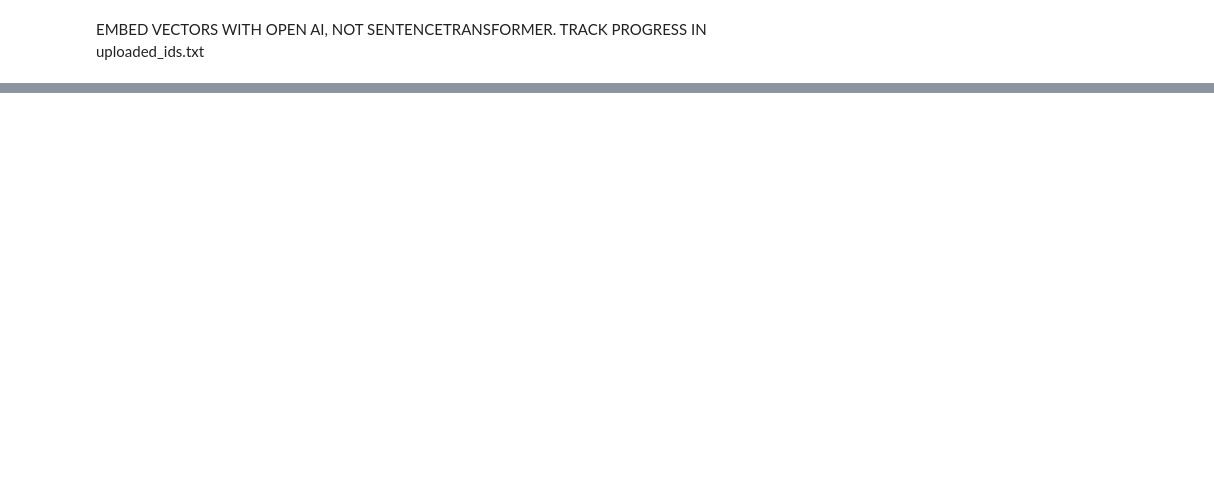
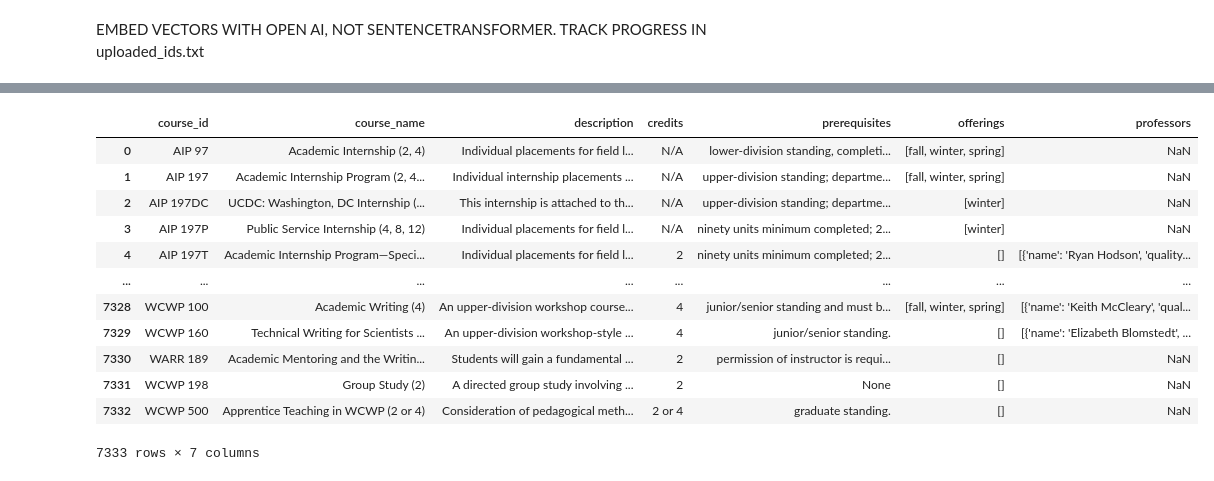
Before and after one commit to VAC-Startup/AIVac, a Jupyter notebook: mern/client/src/data_collection/embed_vectors_openai.ipynb, the cells around one changed output, grey strips where cells are left out. Cells and saved outputs as stored; diff of their text form; code cells hidden in the pictures; blank space fills up the shorter version.

```diff
--- a/mern/client/src/data_collection/embed_vectors_openai.ipynb
+++ b/mern/client/src/data_collection/embed_vectors_openai.ipynb
@@ -172,0 +201,16 @@ insert_courses_into_pinecone(df)
+# %%
+df
+# %% [output]
+|  | course_id | course_name | description | credits | prerequisites | offerings | professors |
+| 0 | AIP 97 | Academic Internship (2, 4) | Individual placements for field l... | N/A | lower-division standing, completi... | [fall, winter, spring] | NaN |
+| 1 | AIP 197 | Academic Internship Program (2, 4... | Individual internship placements ... | N/A | upper-division standing; departme... | [fall, winter, spring] | NaN |
+| 2 | AIP 197DC | UCDC: Washington, DC Internship (... | This internship is attached to th... | N/A | upper-division standing; departme... | [winter] | NaN |
+| 3 | AIP 197P | Public Service Internship (4, 8, 12) | Individual placements for field l... | N/A | ninety units minimum completed; 2... | [winter] | NaN |
+| 4 | AIP 197T | Academic Internship Program—Speci... | Individual placements for field l... | 2 | ninety units minimum completed; 2... | [] | [{'name': 'Ryan Hodson', 'quality... |
+| ... | ... | ... | ... | ... | ... | ... | ... |
+| 7328 | WCWP 100 | Academic Writing (4) | An upper-division workshop course... | 4 | junior/senior standing and must b... | [fall, winter, spring] | [{'name': 'Keith McCleary', 'qual... |
+| 7329 | WCWP 160 | Technical Writing for Scientists ... | An upper-division workshop-style ... | 4 | junior/senior standing. | [] | [{'name': 'Elizabeth Blomstedt', ... |
+| 7330 | WARR 189 | Academic Mentoring and the Writin... | Students will gain a fundamental ... | 2 | permission of instructor is requi... | [] | NaN |
+| 7331 | WCWP 198 | Group Study (2) | A directed group study involving ... | 2 | None | [] | NaN |
+| 7332 | WCWP 500 | Apprentice Teaching in WCWP (2 or 4) | Consideration of pedagogical meth... | 2 or 4 | graduate standing. | [] | NaN |
+7333 rows × 7 columns
```
Also changed, not shown: parts of 3 cells of this notebook, 5 other files.
